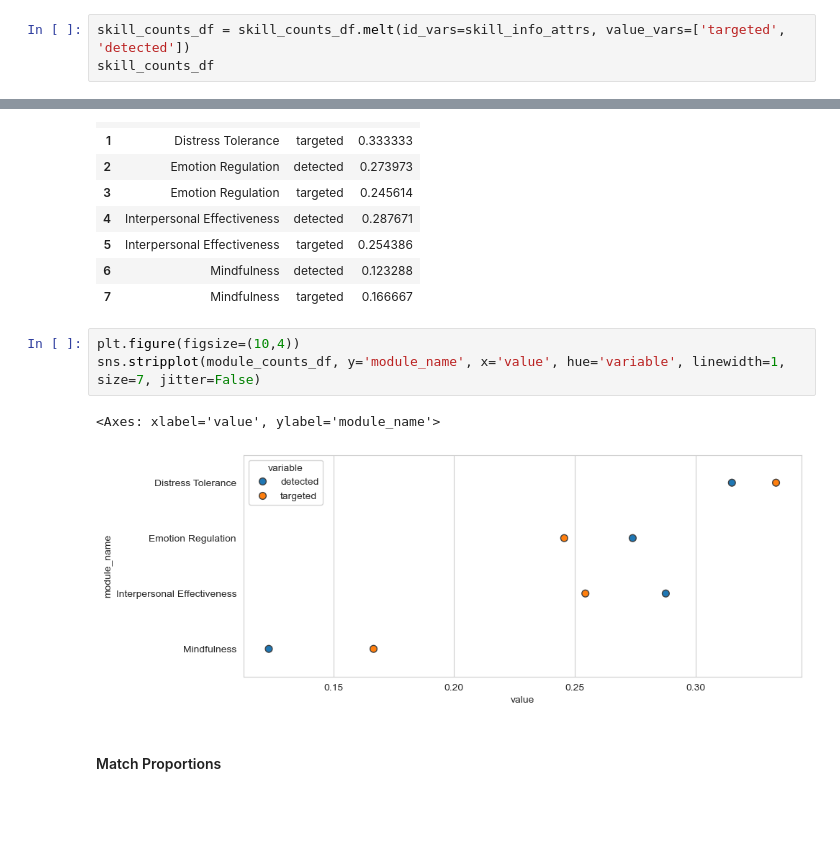
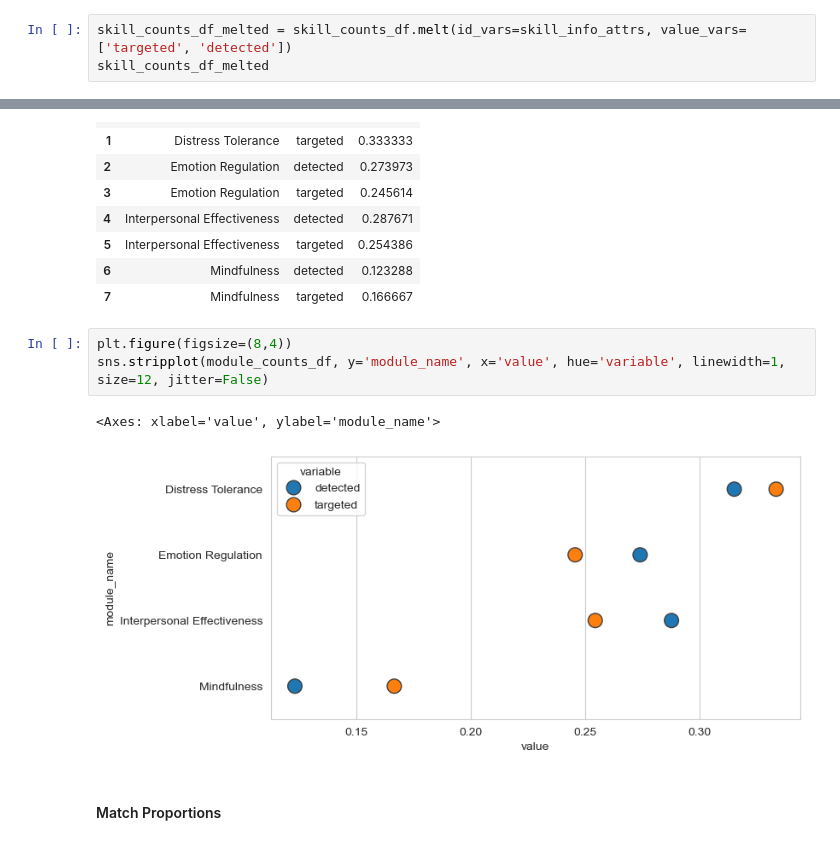
Before and after one commit to hecerinc/dbt-llm, a Jupyter notebook: src/Complete Pipeline.ipynb, the cells around one changed output, grey strips where cells are left out. Drawn from its saved outputs; the diff is of its cells as text; blank space fills up the shorter version.

Commit message:
new skills proportion chart

```diff
--- a/src/Complete Pipeline.ipynb
+++ b/src/Complete Pipeline.ipynb
@@ -372,8 +372,8 @@ skill_counts_df
 | 44 | Acceptance | Distress Tolerance | Supplementary Addiction Skills | Burning Bridges and Building New ... | DT15 | 0.017544 | 0.000000 |
 | 45 | Acceptance | Distress Tolerance | Supplementary Addiction Skills | Alternate Rebellion and Adaptive ... | DT16 | 0.008772 | 0.000000 |
 # %%
-skill_counts_df = skill_counts_df.melt(id_vars=skill_info_attrs, value_vars=['targeted', 'detected'])
-skill_counts_df
+skill_counts_df_melted = skill_counts_df.melt(id_vars=skill_info_attrs, value_vars=['targeted', 'detected'])
+skill_counts_df_melted
 # %% [output]
 |  | module_focus | module_name | category_name | skill_name | skill_id | variable | value |
 | 0 | Acceptance | Mindfulness | Core Mindfulness Skills | Wise Mind | M1 | targeted | 0.017544 |
@@ -425,11 +605,11 @@ module_counts_df
 | 6 | Mindfulness | detected | 0.123288 |
 | 7 | Mindfulness | targeted | 0.166667 |
 # %%
-plt.figure(figsize=(10,4))
-sns.stripplot(module_counts_df, y='module_name', x='value', hue='variable', linewidth=1, size=7, jitter=False)
+plt.figure(figsize=(8,4))
+sns.stripplot(module_counts_df, y='module_name', x='value', hue='variable', linewidth=1, size=12, jitter=False)
 # %% [output]
 <Axes: xlabel='value', ylabel='module_name'>
-[figure, old version]
+[figure, new version]
 # %% [markdown]
 #### Match Proportions
 # %%
```
Also changed, not shown: parts of 9 cells of this notebook.
